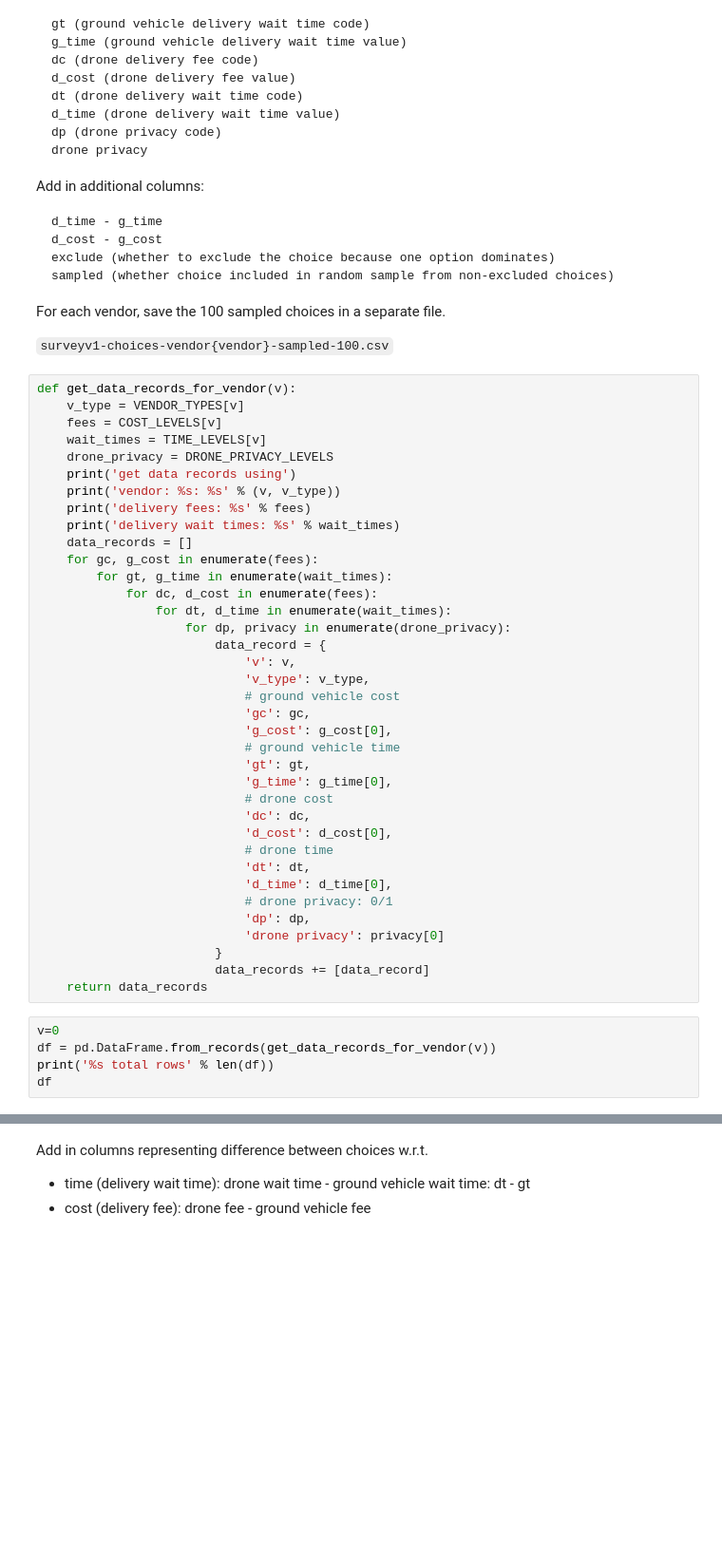
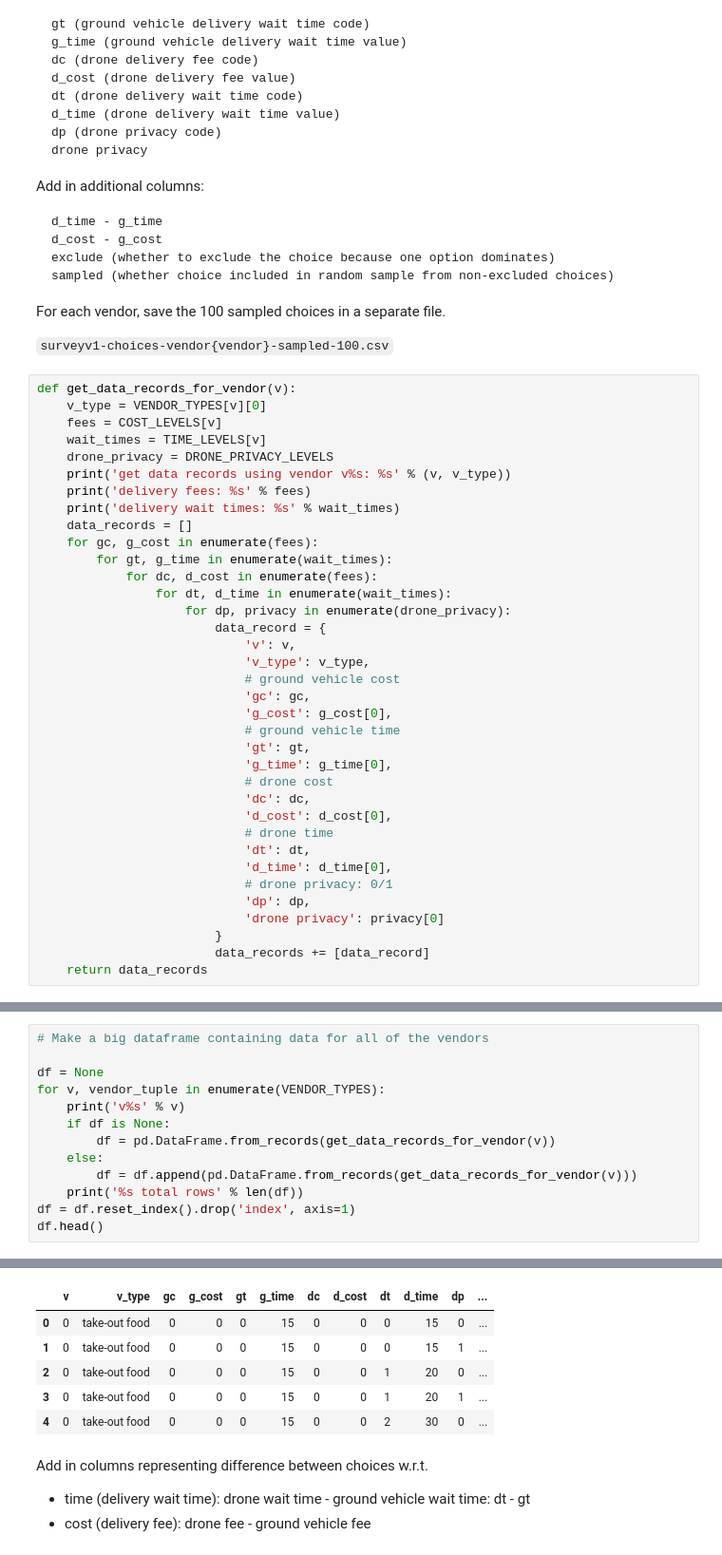
Before and after one commit to aberke/drones-consumer-privacy, a Jupyter notebook: survey-questions/generate-choice-sets-survey-v1.ipynb, the cells around one changed output, grey strips where cells are left out. Shown at 95% size. Saved outputs shown, nothing was run; the diff lists cells and outputs as text; blank space fills up the shorter version.

```diff
--- a/survey-questions/generate-choice-sets-survey-v1.ipynb
+++ b/survey-questions/generate-choice-sets-survey-v1.ipynb
@@ -43,12 +43,11 @@ For each vendor, save the 100 sampled choices in a separate file.
 `surveyv1-choices-vendor{vendor}-sampled-100.csv`
 # %%
 def get_data_records_for_vendor(v):
-    v_type = VENDOR_TYPES[v]
+    v_type = VENDOR_TYPES[v][0]
     fees = COST_LEVELS[v]
     wait_times = TIME_LEVELS[v]
     drone_privacy = DRONE_PRIVACY_LEVELS
-    print('get data records using')
-    print('vendor: %s: %s' % (v, v_type))
+    print('get data records using vendor v%s: %s' % (v, v_type))
     print('delivery fees: %s' % fees)
     print('delivery wait times: %s' % wait_times)
     data_records = []
@@ -78,8 +77,3 @@ def get_data_records_for_vendor(v):
                         }
                         data_records += [data_record]
     return data_records
-# %%
-v=0
-df = pd.DataFrame.from_records(get_data_records_for_vendor(v))
-print('%s total rows' % len(df))
-df
@@ -130,0 +80,14 @@ delivery wait times: [(30, '30 minutes'), (120, '2 hrs'), (360, '6 hrs'), (1440,
+# %%
+# Make a big dataframe containing data for all of the vendors
+
+df = None
+for v, vendor_tuple in enumerate(VENDOR_TYPES):
+    print('v%s' % v)
+    if df is None:
+        df = pd.DataFrame.from_records(get_data_records_for_vendor(v))
+    else:
+        df = df.append(pd.DataFrame.from_records(get_data_records_for_vendor(v)))
+    print('%s total rows' % len(df))
+df = df.reset_index().drop('index', axis=1)
+df.head()
+# %% [output]
@@ -131,3 +114,9 @@ delivery wait times: [(30, '30 minutes'), (120, '2 hrs'), (360, '6 hrs'), (1440,
+|  | v | v_type | gc | g_cost | gt | g_time | dc | d_cost | dt | d_time | dp | ... |
+| 0 | 0 | take-out food | 0 | 0 | 0 | 15 | 0 | 0 | 0 | 15 | 0 | ... |
+| 1 | 0 | take-out food | 0 | 0 | 0 | 15 | 0 | 0 | 0 | 15 | 1 | ... |
+| 2 | 0 | take-out food | 0 | 0 | 0 | 15 | 0 | 0 | 1 | 20 | 0 | ... |
+| 3 | 0 | take-out food | 0 | 0 | 0 | 15 | 0 | 0 | 1 | 20 | 1 | ... |
+| 4 | 0 | take-out food | 0 | 0 | 0 | 15 | 0 | 0 | 2 | 30 | 0 | ... |
 # %% [markdown]
 Add in columns representing difference between choices w.r.t.
 - time (delivery wait time): drone wait time - ground vehicle wait time: dt - gt
```
Also changed, not shown: parts of 13 cells of this notebook, 10 other files.
